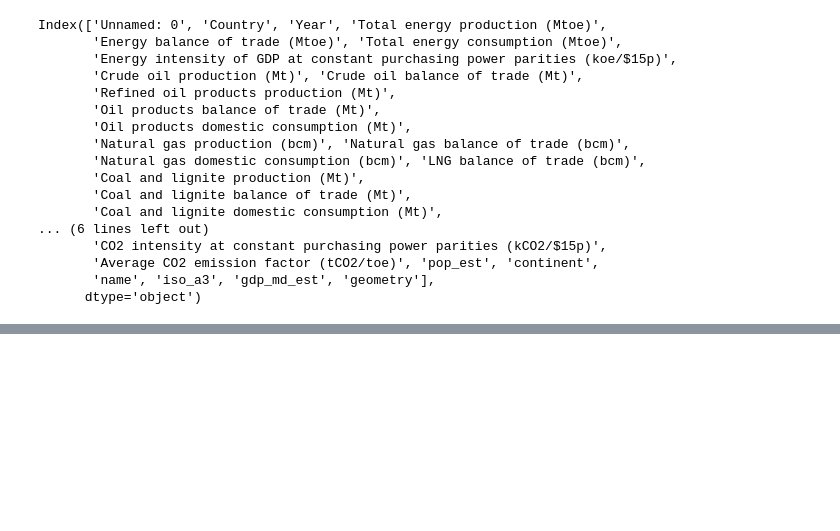
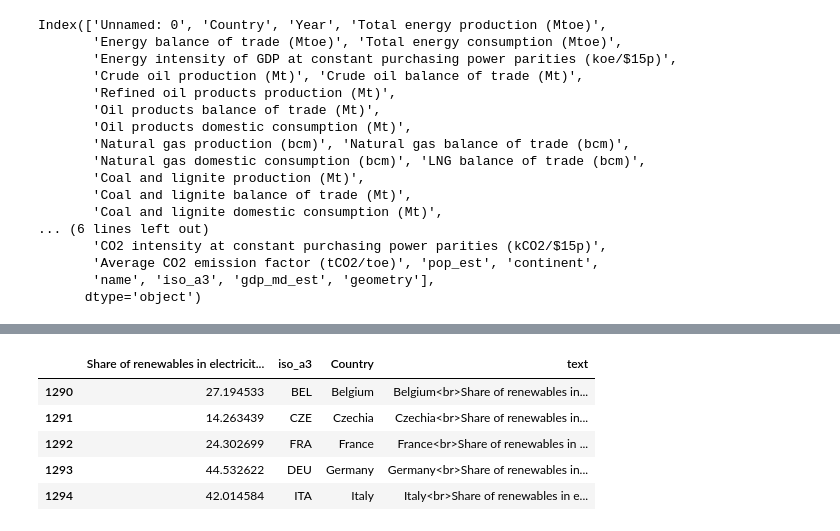
Before and after one commit to MarianMash/Data-Visualization, a Jupyter notebook: test.ipynb, the cells around one changed output, grey strips where cells are left out. Cells and saved outputs as stored; diff of their text form; code cells hidden in the pictures; blank space fills up the shorter version.

```diff
--- a/test.ipynb
+++ b/test.ipynb
@@ -413,0 +510,16 @@ piechart
+# %%
+
+df = df[df['Year'] == 2020]
+df = df[['Share of renewables in electricity production (%)','iso_a3','Country']]
+df = df.dropna()
+df['text'] = df['Country'] + '<br>Share of renewables in electricity production: ' + (df['Share of renewables in electricity production (%)']).astype(str)+' %'
+limits = [(0,20),(20,40),(41,60),(61,80),(81,100)]
+colors = ["royalblue","crimson","lightseagreen","orange","chocolate"]
+df.head()
+# %% [output]
+|  | Share of renewables in electricit... | iso_a3 | Country | text |
+| 1290 | 27.194533 | BEL | Belgium | Belgium<br>Share of renewables in... |
+| 1291 | 14.263439 | CZE | Czechia | Czechia<br>Share of renewables in... |
+| 1292 | 24.302699 | FRA | France | France<br>Share of renewables in ... |
+| 1293 | 44.532622 | DEU | Germany | Germany<br>Share of renewables in... |
+| 1294 | 42.014584 | ITA | Italy | Italy<br>Share of renewables in e... |
```
Also changed, not shown: parts of 9 cells of this notebook, 1 other file.
